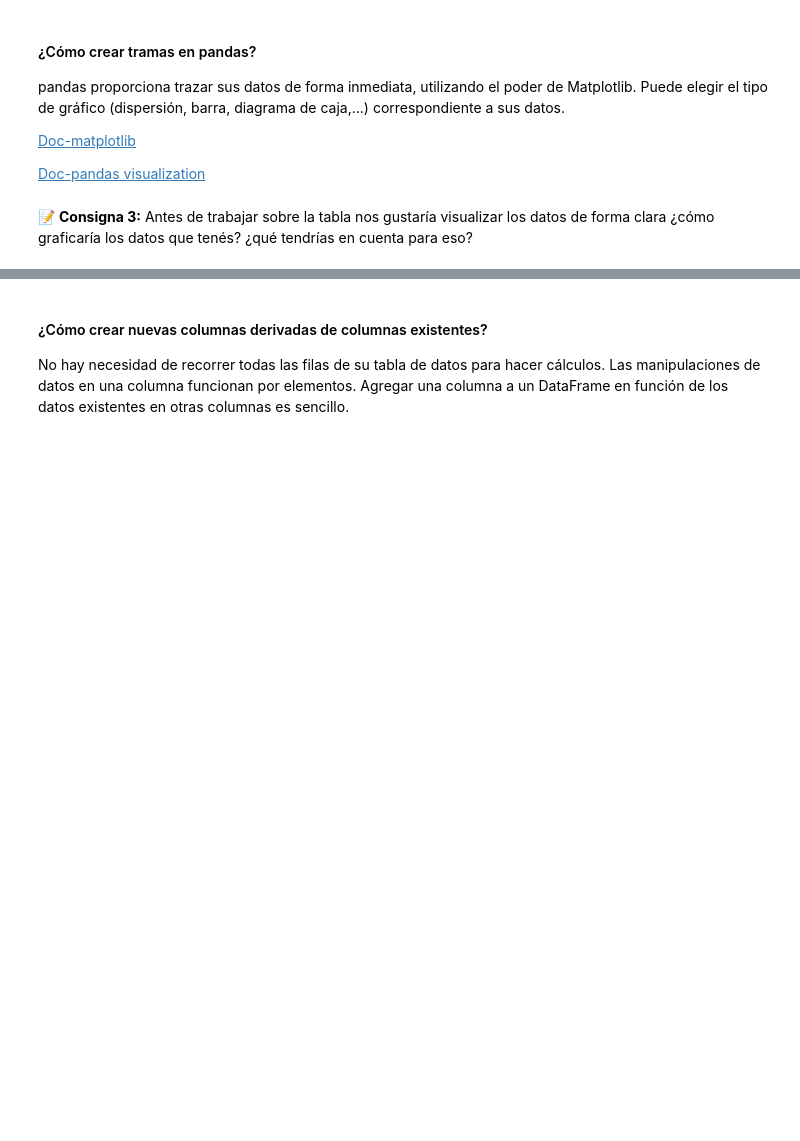
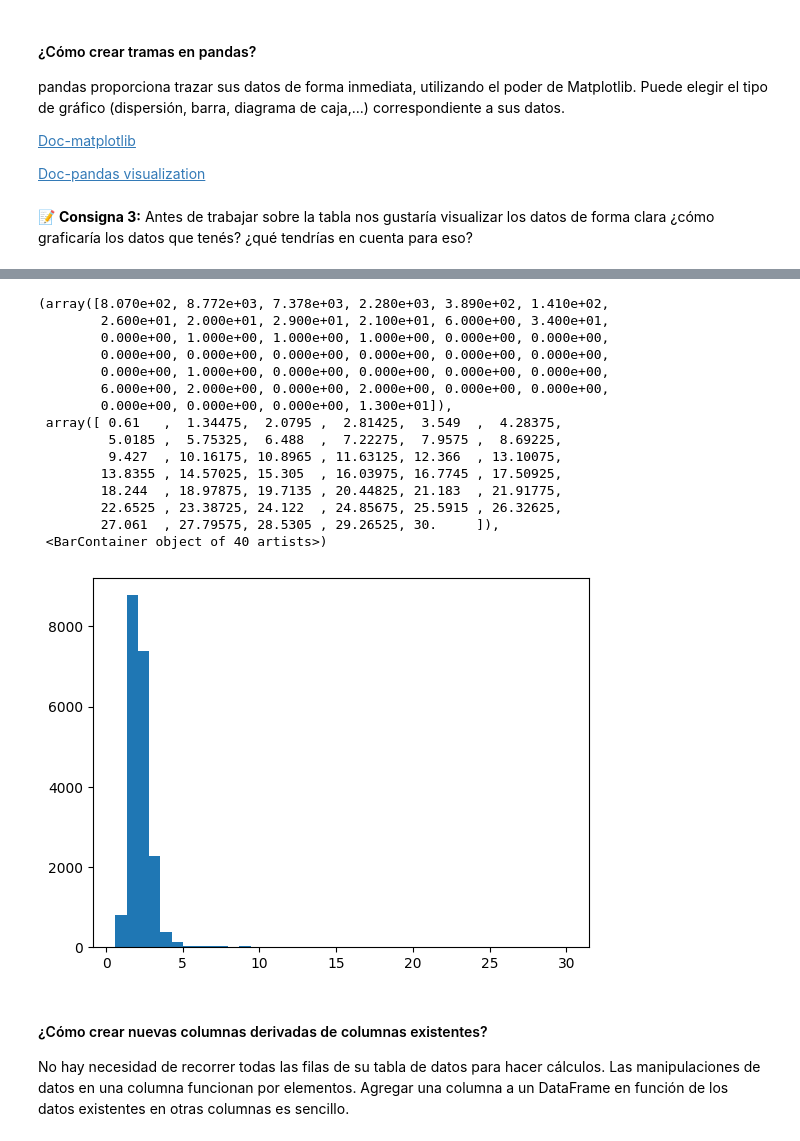
Before and after one commit to AbrSantiago/unq-estadistica-2026s2, a Jupyter notebook: Unidad-1/pandas.ipynb, the cells around one changed output, grey strips where cells are left out. Saved outputs shown, nothing was run; the diff lists cells and outputs as text; code cells hidden in the pictures; blank space fills up the shorter version.

```diff
--- a/Unidad-1/pandas.ipynb
+++ b/Unidad-1/pandas.ipynb
@@ -126,7 +171,7 @@ pandas proporciona trazar sus datos de forma inmediata, utilizando el poder de M
 # %% [markdown]
 📝 **Consigna 3:** Antes de trabajar sobre la tabla nos gustaría visualizar los datos de forma clara ¿cómo graficaría los datos que tenés? ¿qué tendrías en cuenta para eso?
 # %%
-resolution_pdb = datos_pdb['Resolution'].dropna()
+resolution_pdb = datos_pdb['Resolution'].dropna()z
 
 # del datos_pdb['Ka (1/M)']
 # %%
@@ -134,7 +192,24 @@ resolution_pdb
 # %%
 import matplotlib.pyplot as plt
 
-plt.hist(resolution_pdb, bins = 50)
+plt.hist(resolution_pdb, bins = 40)
+# %% [output]
+(array([8.070e+02, 8.772e+03, 7.378e+03, 2.280e+03, 3.890e+02, 1.410e+02,
+        2.600e+01, 2.000e+01, 2.900e+01, 2.100e+01, 6.000e+00, 3.400e+01,
+        0.000e+00, 1.000e+00, 1.000e+00, 1.000e+00, 0.000e+00, 0.000e+00,
+        0.000e+00, 0.000e+00, 0.000e+00, 0.000e+00, 0.000e+00, 0.000e+00,
+        0.000e+00, 1.000e+00, 0.000e+00, 0.000e+00, 0.000e+00, 0.000e+00,
+        6.000e+00, 2.000e+00, 0.000e+00, 2.000e+00, 0.000e+00, 0.000e+00,
+        0.000e+00, 0.000e+00, 0.000e+00, 1.300e+01]),
+ array([ 0.61   ,  1.34475,  2.0795 ,  2.81425,  3.549  ,  4.28375,
+         5.0185 ,  5.75325,  6.488  ,  7.22275,  7.9575 ,  8.69225,
+         9.427  , 10.16175, 10.8965 , 11.63125, 12.366  , 13.10075,
+        13.8355 , 14.57025, 15.305  , 16.03975, 16.7745 , 17.50925,
+        18.244  , 18.97875, 19.7135 , 20.44825, 21.183  , 21.91775,
+        22.6525 , 23.38725, 24.122  , 24.85675, 25.5915 , 26.32625,
+        27.061  , 27.79575, 28.5305 , 29.26525, 30.     ]),
+ <BarContainer object of 40 artists>)
+[figure, added]
 # %% [markdown]
 #### ¿Cómo crear nuevas columnas derivadas de columnas existentes?
 
```
Also changed, not shown: parts of 8 cells of this notebook, 7 other files.
